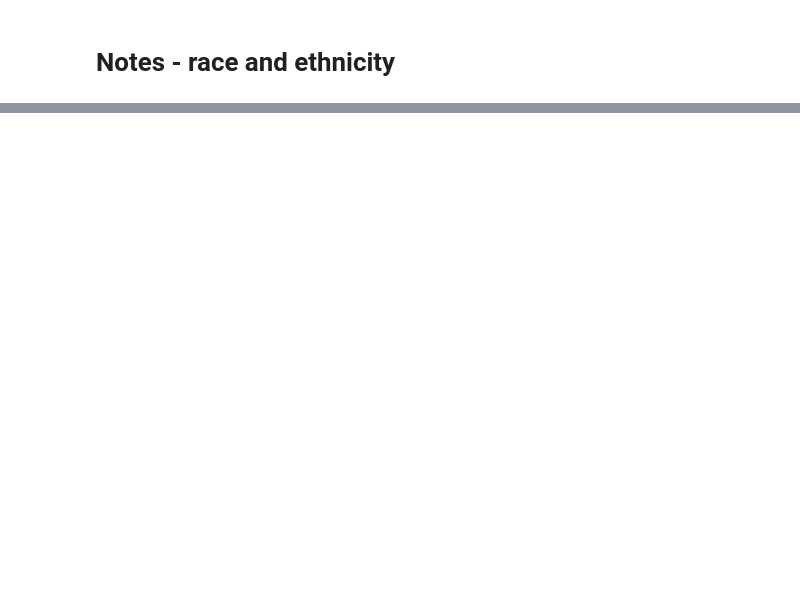
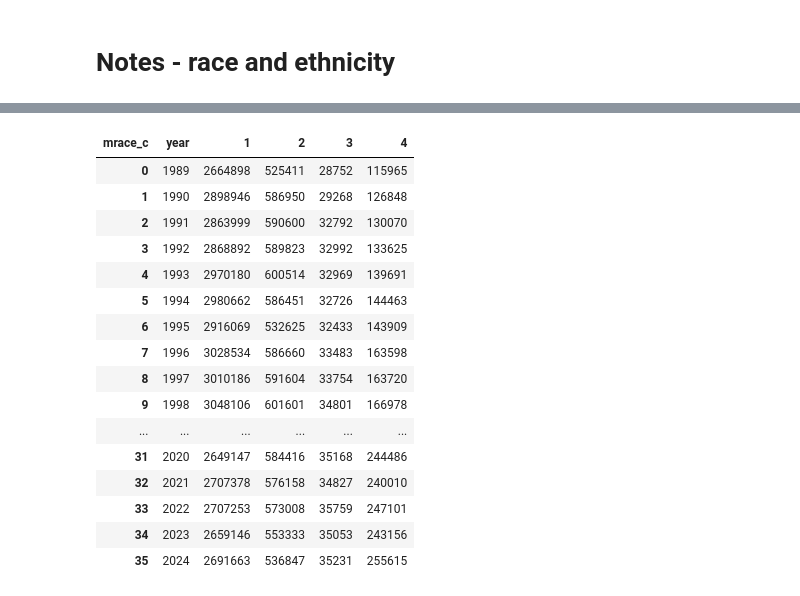
Before and after one commit to frankbuckley/ds-births-populations, a Jupyter notebook: projects/us-birth-certificates/notes-race-ethnicity.ipynb, the cells around one changed output, grey strips where cells are left out. Drawn from its saved outputs; the diff is of its cells as text; code cells hidden in the pictures; blank space fills up the shorter version.

```diff
--- a/projects/us-birth-certificates/notes-race-ethnicity.ipynb
+++ b/projects/us-birth-certificates/notes-race-ethnicity.ipynb
@@ -266,23 +207,16 @@ We set `mrace_c` as follows:
 # %%
-mrace_c_df = (
-    con.execute(
-        f"""
+r_df = con.execute(
+    """
     SELECT *
-        FROM (
-            SELECT year, mrace_c
-            FROM us_births
-            WHERE down_ind = 1
-        )
-        PIVOT (
-            COUNT(*)
-            FOR mrace_c IN (1, 2, 3, 4)
-        )
-        ORDER BY year;
-
-    """
+    FROM(
+        SELECT year, mrace_c
+        FROM us_births
+        -- WHERE down_ind = 1
     )
-    .df()
-    .set_index(vars.YEAR)
-)
-
-mrace_c_df
+    PIVOT(
+        COUNT(*)
+        FOR mrace_c IN(1, 2, 3, 4)
+    )
+    ORDER BY year;
+    """).df().set_index(vars.YEAR)
+r_df.to_csv(f"./outputs/race_counts_live_births_by_year_{pd.Timestamp.now().strftime('%Y%m%d_%H%M%S')}.csv")
@@ -349,3 +223,32 @@ mhisp_c_df
+# %%
+# pivot on  down_ind and get counts of mrace_c
+mrace_c_pivot_df = mrace_c_df.pivot_table(
+    index=vars.YEAR,
+    columns=[vars.MRACE_C],
+    aggfunc="size",
+)
+#mrace_c_pivot_df.columns = [f"mrace_c_{col[0]}/down_ind_{col[1]}" for col in mrace_c_pivot_df.columns]
+mrace_c_pivot_df = mrace_c_pivot_df.reset_index()
+mrace_c_pivot_df.to_csv(f"./outputs/mrace_c_down_ind_pivot_{pd.Timestamp.now().strftime('%Y%m%d_%H%M%S')}.csv", index=False)
+mrace_c_pivot_df
+# %% [output]
+| mrace_c | year | 1 | 2 | 3 | 4 |
+| 0 | 1989 | 2664898 | 525411 | 28752 | 115965 |
+| 1 | 1990 | 2898946 | 586950 | 29268 | 126848 |
+| 2 | 1991 | 2863999 | 590600 | 32792 | 130070 |
+| 3 | 1992 | 2868892 | 589823 | 32992 | 133625 |
+| 4 | 1993 | 2970180 | 600514 | 32969 | 139691 |
+| 5 | 1994 | 2980662 | 586451 | 32726 | 144463 |
+| 6 | 1995 | 2916069 | 532625 | 32433 | 143909 |
+| 7 | 1996 | 3028534 | 586660 | 33483 | 163598 |
+| 8 | 1997 | 3010186 | 591604 | 33754 | 163720 |
+| 9 | 1998 | 3048106 | 601601 | 34801 | 166978 |
+| ... | ... | ... | ... | ... | ... |
+| 31 | 2020 | 2649147 | 584416 | 35168 | 244486 |
+| 32 | 2021 | 2707378 | 576158 | 34827 | 240010 |
+| 33 | 2022 | 2707253 | 573008 | 35759 | 247101 |
+| 34 | 2023 | 2659146 | 553333 | 35053 | 243156 |
+| 35 | 2024 | 2691663 | 536847 | 35231 | 255615 |
 # %% [markdown]
 For Hispanic, we have:
 
```
Also changed, not shown: parts of 14 cells of this notebook.
